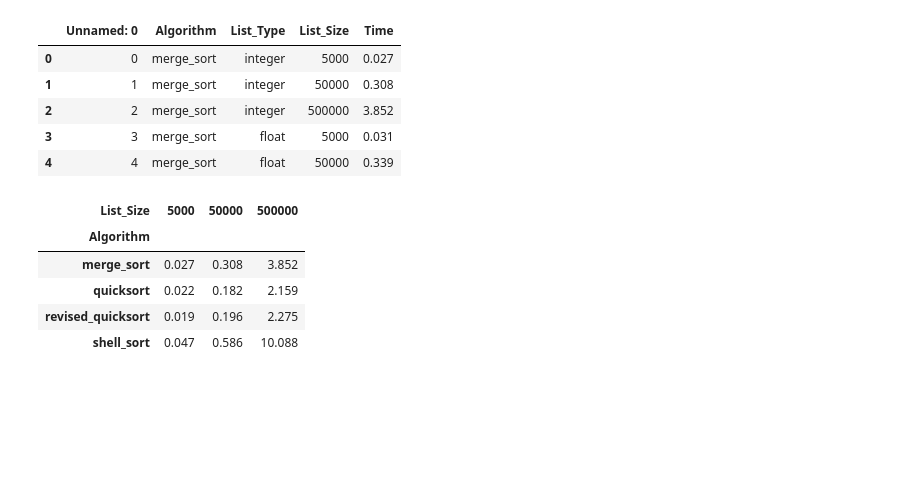
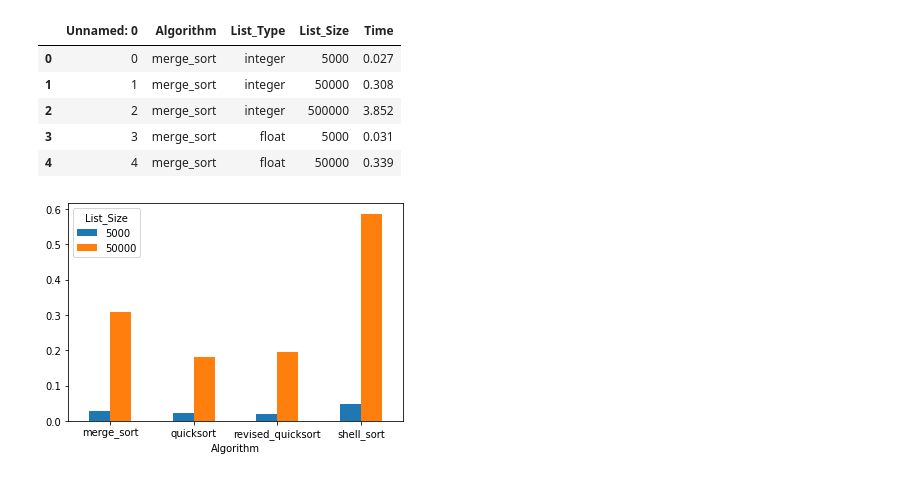
Before and after one commit to doofusdavid/CSC506_Module8_PortfolioProject, a Jupyter notebook: Graphing.ipynb, the cells around one changed output. Drawn from its saved outputs; the diff is of its cells as text; code cells hidden in the pictures; blank space fills up the shorter version.

Commit message:
Graphs created

```diff
--- a/Graphing.ipynb
+++ b/Graphing.ipynb
@@ -13,3 +13,10 @@ df.head()
 | 2 | 2 | merge_sort | integer | 500000 | 3.852 |
 | 3 | 3 | merge_sort | float | 5000 | 0.031 |
 | 4 | 4 | merge_sort | float | 50000 | 0.339 |
+# %%
+fdf = df.loc[df["List_Type"]=="integer"]
+fdf = fdf.loc[df["List_Size"].isin([5000,50000])]
+fdf = fdf.pivot(index="Algorithm", columns=["List_Size"], values="Time")
+plt = fdf.plot.bar(rot=0)
+# %% [output]
+[figure, added]
@@ -18,12 +28,3 @@ filtereddf  = df.loc[(df["List_Type"]=="integer")]
 filtereddf.sort_values(by="Time")
 filtereddf = filtereddf.pivot(index="Algorithm", columns=["List_Size"], values="Time")
 #df = df.pivot(index="Algorithm", columns=["List_Size", "List_Type"], values="Time")
-# %%
-filtereddf.head()
-# %% [output]
-| List_Size | 5000 | 50000 | 500000 |
-| Algorithm |  |  |  |
-| merge_sort | 0.027 | 0.308 | 3.852 |
-| quicksort | 0.022 | 0.182 | 2.159 |
-| revised_quicksort | 0.019 | 0.196 | 2.275 |
-| shell_sort | 0.047 | 0.586 | 10.088 |
```
Also changed, not shown: parts of 12 cells of this notebook, 10 other files.
